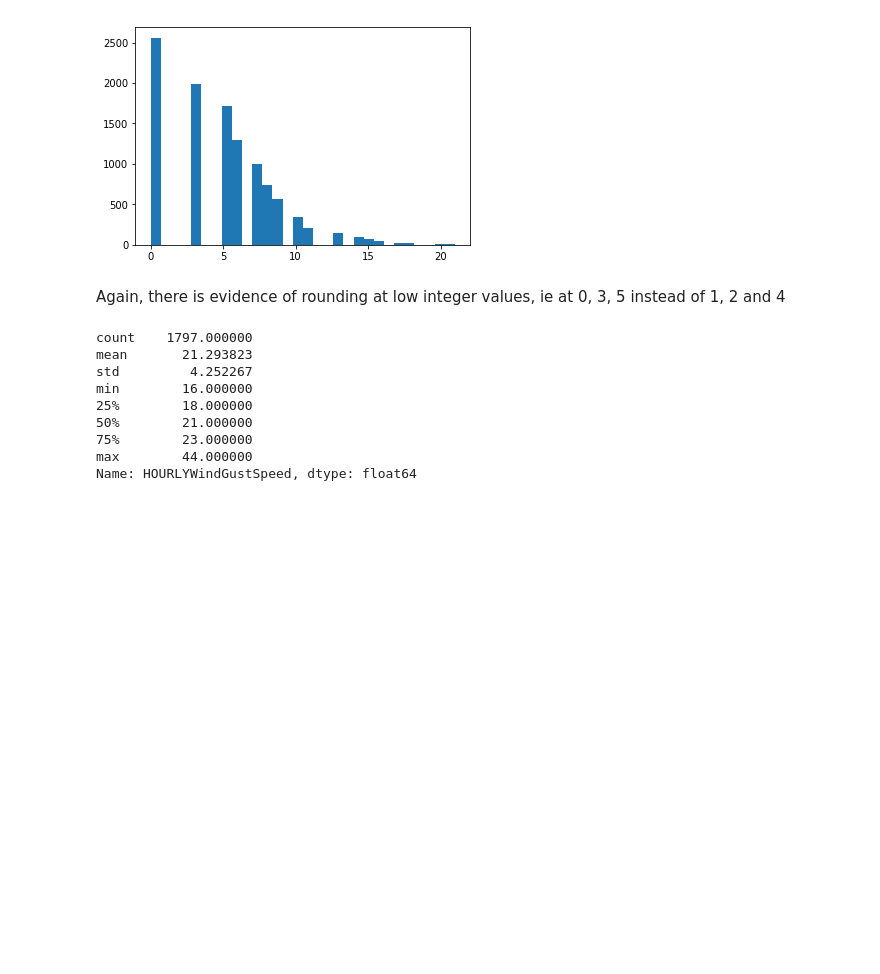
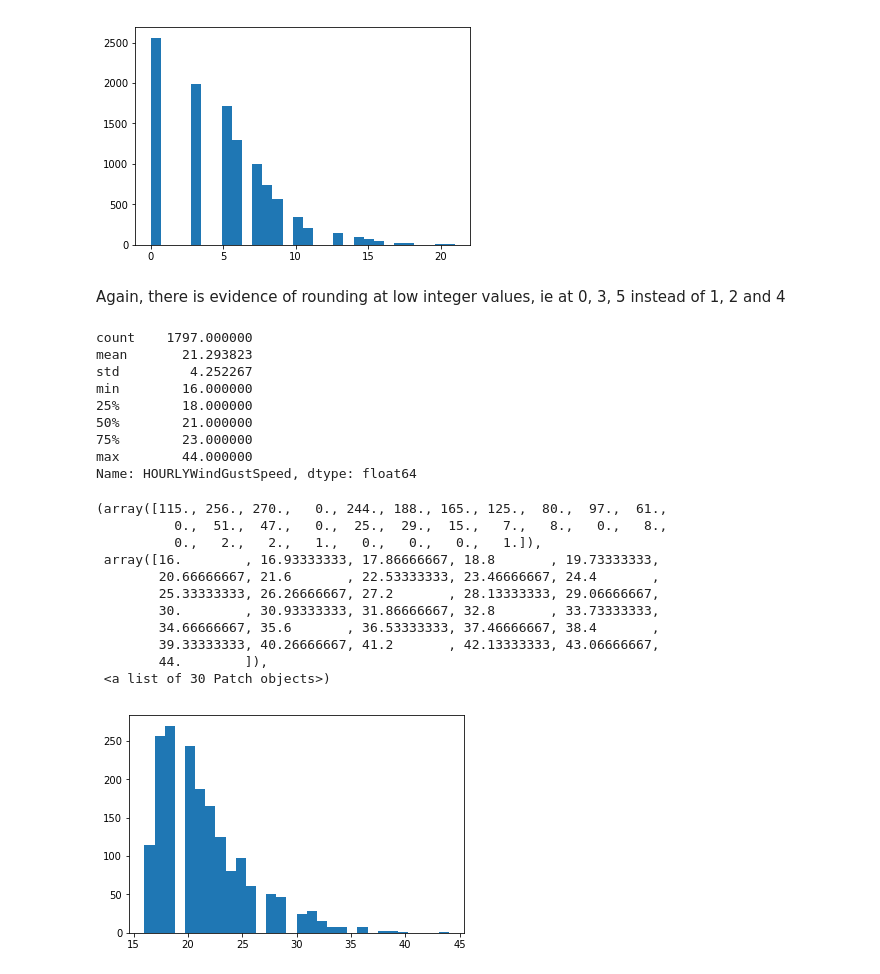
Before and after one commit to Ecboxer/weatherData, a Jupyter notebook: notebooks/explore.ipynb, the cells around one changed output. Drawn from its saved outputs; the diff is of its cells as text; code cells hidden in the pictures; blank space fills up the shorter version.

```diff
--- a/notebooks/explore.ipynb
+++ b/notebooks/explore.ipynb
@@ -545,4 +545,17 @@ Name: HOURLYWindGustSpeed, dtype: float64
 # %%
 fig = plt.figure()
 axs = fig.add_subplot(111)
-axs.hist(df_skinny['HOURLYWindGustSpeed'][df_skinny['HOURLYWindGustSpeed'].isna() == False)])
+axs.hist(df_skinny['HOURLYWindGustSpeed'][df_skinny['HOURLYWindGustSpeed'].isna() == False], bins = 30)
+# %% [output]
+(array([115., 256., 270.,   0., 244., 188., 165., 125.,  80.,  97.,  61.,
+          0.,  51.,  47.,   0.,  25.,  29.,  15.,   7.,   8.,   0.,   8.,
+          0.,   2.,   2.,   1.,   0.,   0.,   0.,   1.]),
+ array([16.        , 16.93333333, 17.86666667, 18.8       , 19.73333333,
+        20.66666667, 21.6       , 22.53333333, 23.46666667, 24.4       ,
+        25.33333333, 26.26666667, 27.2       , 28.13333333, 29.06666667,
+        30.        , 30.93333333, 31.86666667, 32.8       , 33.73333333,
+        34.66666667, 35.6       , 36.53333333, 37.46666667, 38.4       ,
+        39.33333333, 40.26666667, 41.2       , 42.13333333, 43.06666667,
+        44.        ]),
+ <a list of 30 Patch objects>)
+[figure, added]
```
Also changed, not shown: parts of 7 cells of this notebook.
